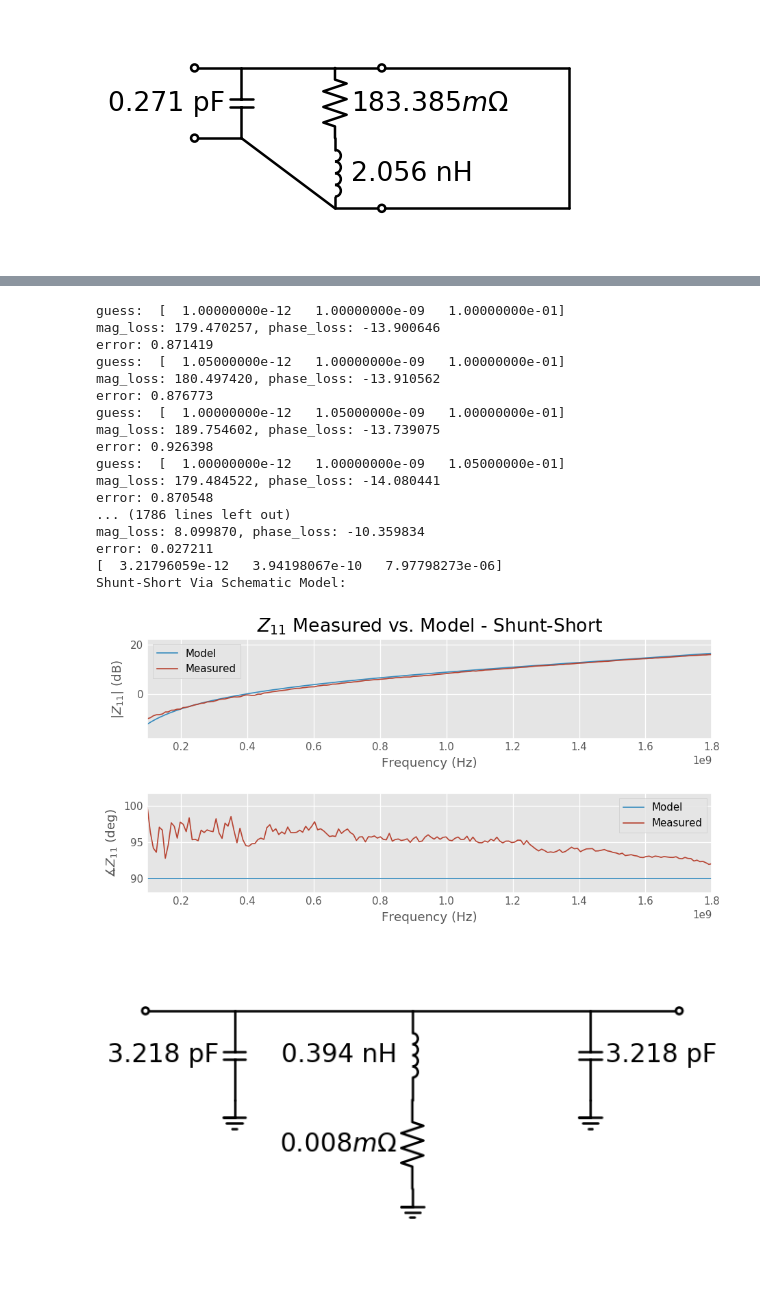
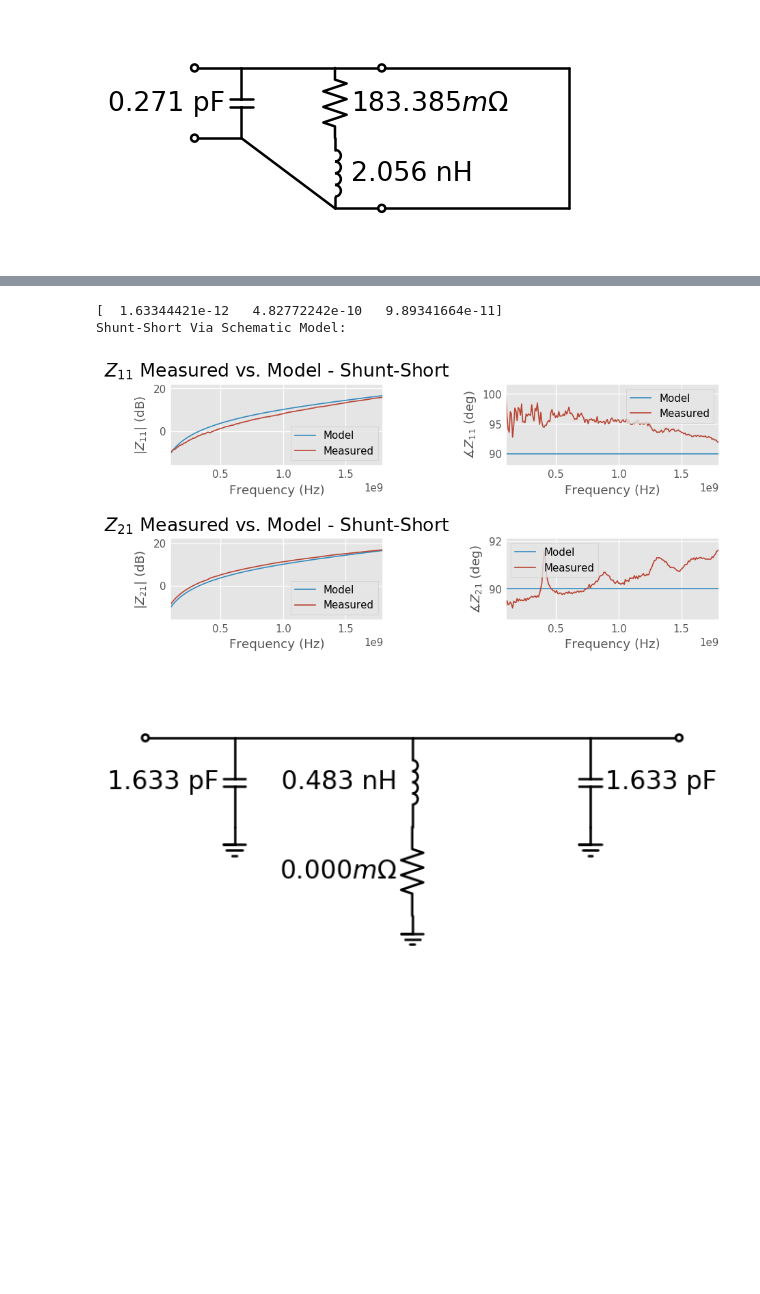
Before and after one commit to vighneshiyer/ee142_labs, a Jupyter notebook: lab1_redux/Lab1_Notebook.ipynb, the cells around one changed output, grey strips where cells are left out. Cells and saved outputs as stored; diff of their text form; code cells hidden in the pictures; blank space fills up the shorter version.

```diff
--- a/lab1_redux/Lab1_Notebook.ipynb
+++ b/lab1_redux/Lab1_Notebook.ipynb
@@ -227,0 +238,3 @@ $$\frac{i \left(- C_{pack} \omega \left(i L_{pack} \omega + R_{pack}\right) - C_
+# %%
+shunt_short_Z_matrix, shunt_short_Z_fns = shunt_short_Z_model()
+shunt_short_schematic()
@@ -348,26 +370,11 @@ compare_fit_with_data(open_Z_fns, open_fit.x, open_data, title='Open T-line')
 # %%
-shunt_short_fit = optimize_for_Z11(shunt_short_model, (1e-12, 1e-9, 100e-3), shunt_short_data, debug=True, loss_fn='mp_combo')
+shunt_short_fit = optimize_for_Z(shunt_short_Z_fns, (1e-12, 1e-9, 100e-3), shunt_short_data, loss_fn='mp_combo')
 print(shunt_short_fit.x)
-compare_fit_with_data(shunt_short_model, shunt_short_fit.x, shunt_short_data, title='Shunt-Short')
+compare_fit_with_data(shunt_short_Z_fns, shunt_short_fit.x, shunt_short_data, title='Shunt-Short')
 shunt_short_schematic(C=pF(shunt_short_fit.x[0]), L=nH(shunt_short_fit.x[1]), R=mOhm(shunt_short_fit.x[2]))
 # %% [output]
-guess:  [  1.00000000e-12   1.00000000e-09   1.00000000e-01]
-mag_loss: 179.470257, phase_loss: -13.900646
-error: 0.871419
-guess:  [  1.05000000e-12   1.00000000e-09   1.00000000e-01]
-mag_loss: 180.497420, phase_loss: -13.910562
-error: 0.876773
-guess:  [  1.00000000e-12   1.05000000e-09   1.00000000e-01]
-mag_loss: 189.754602, phase_loss: -13.739075
-error: 0.926398
-guess:  [  1.00000000e-12   1.00000000e-09   1.05000000e-01]
-mag_loss: 179.484522, phase_loss: -14.080441
-error: 0.870548
-... (1786 lines left out)
-mag_loss: 8.099870, phase_loss: -10.359834
-error: 0.027211
-[  3.21796059e-12   3.94198067e-10   7.97798273e-06]
+[  1.63344421e-12   4.82772242e-10   9.89341664e-11]
 Shunt-Short Via Schematic Model:
-[figure, old version]
+[figure, new version]
-[figure, old version]
+[figure, new version]
 # %%
```
Also changed, not shown: parts of 9 cells of this notebook, 2 other files.
